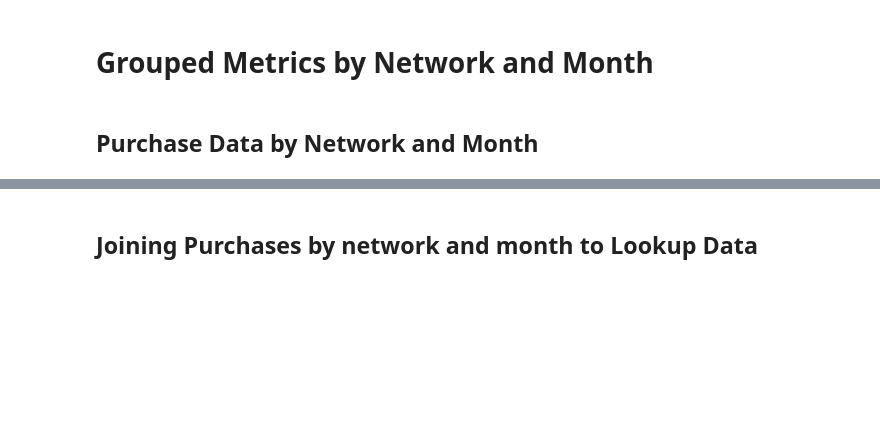
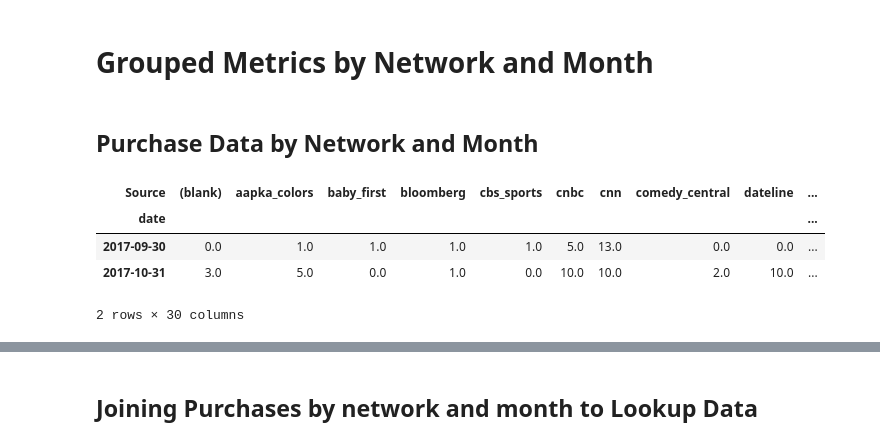
Before and after one commit to papir805/telepulse_ad_campaign_report, a Jupyter notebook: takehome_quiz_answers.ipynb, the cells around one changed output, grey strips where cells are left out. Saved outputs shown, nothing was run; the diff lists cells and outputs as text; code cells hidden in the pictures; blank space fills up the shorter version.

```diff
--- a/takehome_quiz_answers.ipynb
+++ b/takehome_quiz_answers.ipynb
@@ -252,5 +244,11 @@ purchases_spend_lift_by_network.to_csv(F"./cleaned_output/purchases_spend_lift_b
 # %% [markdown]
 ## Purchase Data by Network and Month
 # %%
+# GroupBy month to find purchases per month for each network
 purchase_data_by_month = purchase_data_transpose.groupby(pd.Grouper(freq='M')).agg('sum')
-purchase_data_by_month
+# %% [output]
+| Source | (blank) | aapka_colors | baby_first | bloomberg | cbs_sports | cnbc | cnn | comedy_central | dateline | ... |
+| date |  |  |  |  |  |  |  |  |  | ... |
+| 2017-09-30 | 0.0 | 1.0 | 1.0 | 1.0 | 1.0 | 5.0 | 13.0 | 0.0 | 0.0 | ... |
+| 2017-10-31 | 3.0 | 5.0 | 0.0 | 1.0 | 0.0 | 10.0 | 10.0 | 2.0 | 10.0 | ... |
+2 rows × 30 columns
```
Also changed, not shown: parts of 58 cells of this notebook, 2 other files.
